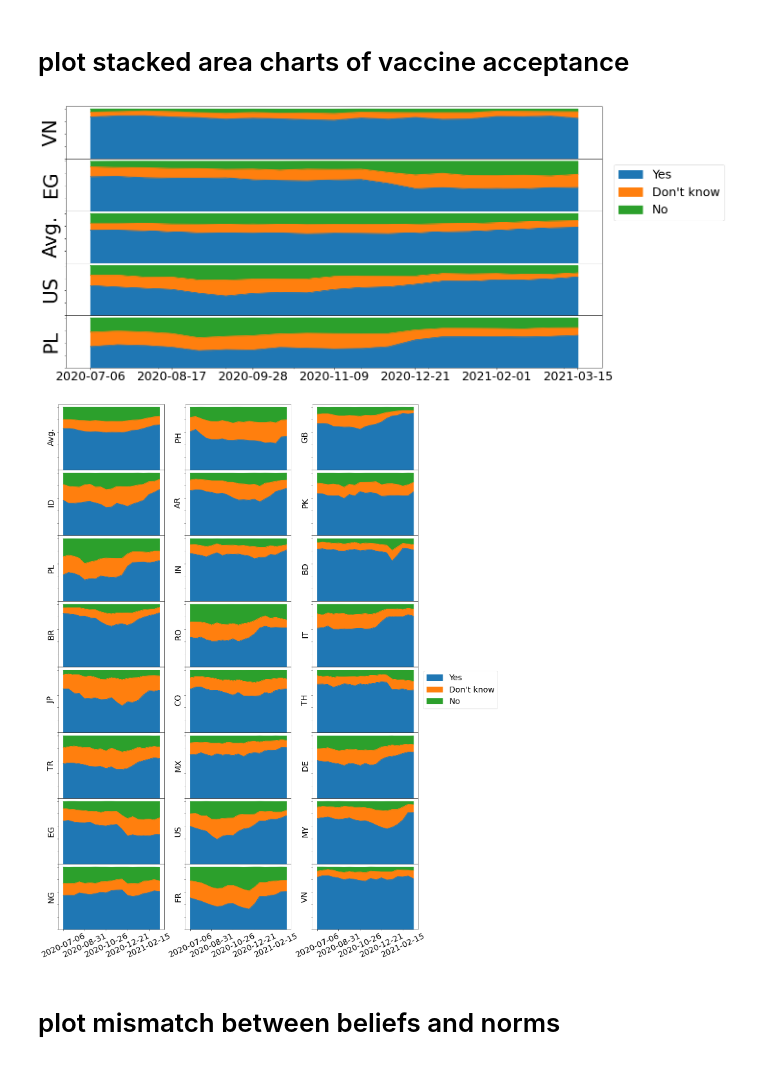
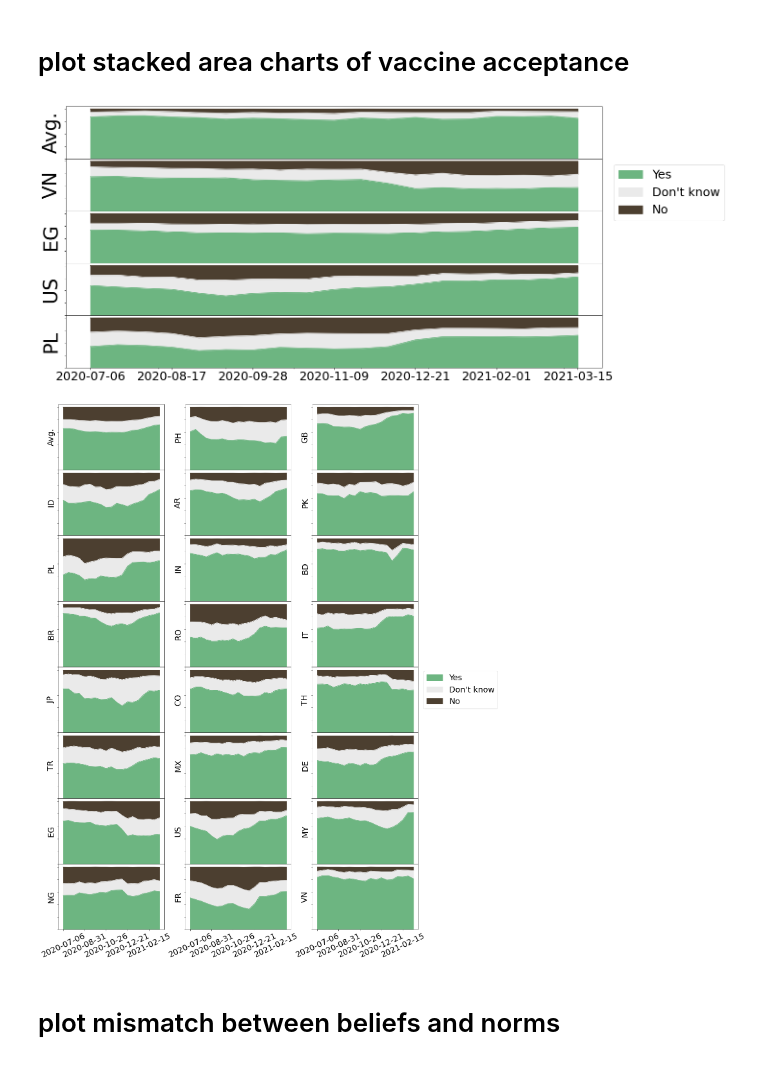
Before and after one commit to gvrkiran/Global-Survey-on-COVID-19-Beliefs-Behaviors-and-Norms, a Jupyter notebook: NHB Resource paper replication materials.ipynb, the cells around one changed output. Cells and saved outputs as stored; diff of their text form; code cells hidden in the pictures.

Commit message:
updated vaccine stacked plot figures

```diff
--- a/NHB Resource paper replication materials.ipynb
+++ b/NHB Resource paper replication materials.ipynb
@@ -278,54 +278,57 @@ fig = plt.figure(figsize=[20,10])
 gs = fig.add_gridspec(5, hspace=0)
 axs = gs.subplots(sharex=True, sharey=True)
 
+dict_colors = {"No":"#4C3F30", "Don't know":"#EAEAEA", "Yes":"#6DB581"};
+
 data = pd.read_csv("data/vaccine_accept_stacked_area.csv")
 data["wave"] = data["wave"].apply(convertWaveToDate1);
 data_VN = data[data["country"]=="VN"];
 data_VN = data_VN.drop(['country'], axis=1).set_index("wave")
-data_VN.plot.area(ax=axs[0],legend=False)
+data_VN.plot.area(ax=axs[0],color=dict_colors,legend=False)
 
 data_EG = data[data["country"]=="EG"];
 data_EG = data_EG.drop(['country'], axis=1).set_index("wave")
-data_EG.plot.area(ax=axs[1],legend=False)
+data_EG.plot.area(ax=axs[1],color=dict_colors,legend=False)
 
 data_average = data[data["country"]=="average"];
 data_average = data_average.drop(['country'], axis=1).set_index("wave")
-data_average.plot.area(ax=axs[2],legend=False)
+data_average.plot.area(ax=axs[2],color=dict_colors,legend=False)
 
 data_US = data[data["country"]=="US"];
 data_US = data_US.drop(['country'], axis=1).set_index("wave")
-data_US.plot.area(ax=axs[3],legend=False)
+data_US.plot.area(ax=axs[3],color=dict_colors,legend=False)
+
 data_PL = data[data["country"]=="PL"];
 data_PL = data_PL.drop(['country'], axis=1).set_index("wave")
-data_PL.plot.area(ax=axs[4],legend=False)
+data_PL.plot.area(ax=axs[4],color=dict_colors,legend=False)
 
 axs[1].set_yticklabels([])
 i = 0
-lis = ["VN","EG","Avg.","US","PL"]
+lis = ["Avg.","VN","EG","US","PL"]
 for ax in axs.reshape(-1):
     ax.set_ylabel(lis[i],fontsize=40)
     i += 1
 
 dates_x_axis = []
 x_ticks = []
 for ix in range(0,len(all_dates),3):
     dates_x_axis.append(all_dates[ix]);
     x_ticks.append(ix);
 
 axs[4].set_xticks(x_ticks)
 axs[4].set_xticklabels(dates_x_axis,rotation=0,fontsize=25)
 
 handles, labels = axs[0].get_legend_handles_labels()
 plt.legend(handles=handles, bbox_to_anchor=(1.01, 4), loc='upper left',fontsize=25);#, prop=fontP)
 plt.xlabel("")
 plt.tight_layout()
 
 plt.savefig("figs/vaccine_stacked_plot.jpg")
 
 # show the graph
 plt.show()
 # %% [output]
-[figure, old version]
+[figure, new version]
 # %%
 # Same figure for all the countries, in the Appendix
 fig = plt.figure(figsize=[20,30])
@@ -346,7 +349,7 @@ for ix in range(0,len(all_dates),4):
 for country in all_countries:
     data_country = data[data["country"]==country];
     data_country = data_country.drop(['country'], axis=1).set_index("wave")
-    data_country.plot.area(ax=axs[i,j],legend=False)
+    data_country.plot.area(ax=axs[i,j],color=dict_colors,legend=False)
     axs[i,j].set_yticklabels([])
     axs[i,j].set_xticklabels([])
     axs[i,j].set_xlabel("")
@@ -376,7 +379,7 @@ plt.savefig("figs/vaccine_stacked_plot_all.jpg")
 # show the graph
 plt.show()
 # %% [output]
-[figure, old version]
+[figure, new version]
 # %% [markdown]
 # plot mismatch between beliefs and norms
 # %%
```
Also changed, not shown: 3 other files.
